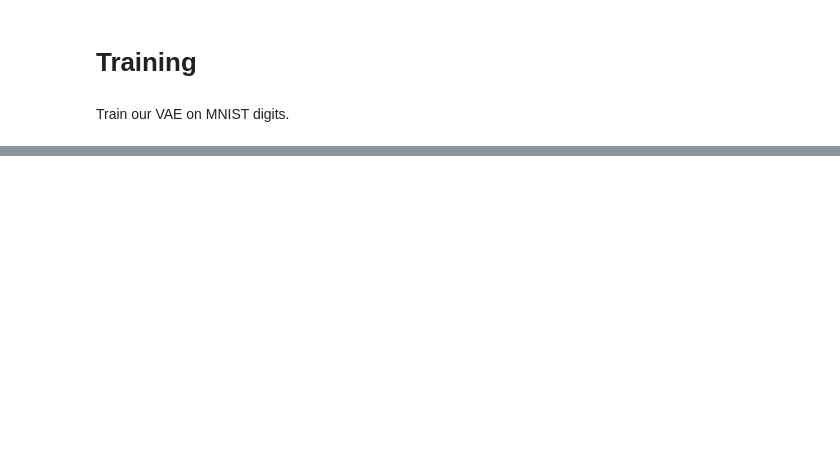
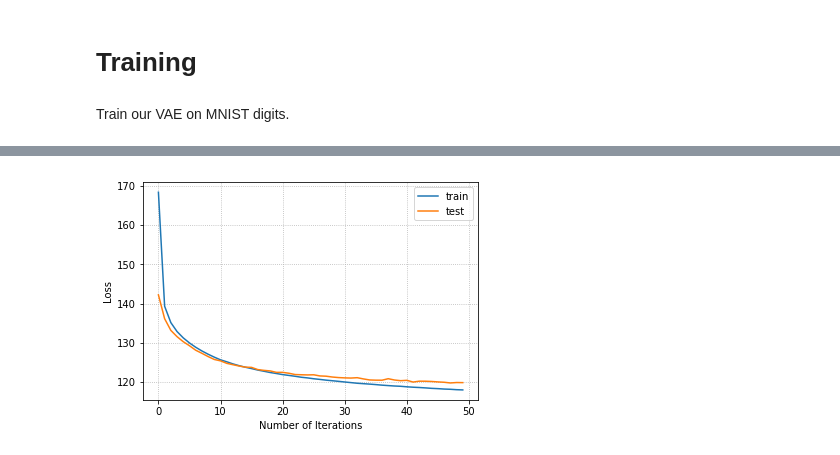
Before and after one commit to sofa13/csi5138_a4, a Jupyter notebook: VAE.ipynb, the cells around one changed output, grey strips where cells are left out. Drawn from its saved outputs; the diff is of its cells as text; code cells hidden in the pictures; blank space fills up the shorter version.

```diff
--- a/VAE.ipynb
+++ b/VAE.ipynb
@@ -159,0 +285,18 @@ plotLoss(vae_hist['loss'], vae_hist['val_loss'])
+# %%
+# try different latent_dim
+latent_dims = [5,10]
+
+for latent_dim in latent_dims:
+    vae_mdl = vae_model(latent_dim=latent_dim)
+    vae_hist = vae_mdl.fit(x_train,
+            shuffle=True,
+            epochs=epochs,
+            batch_size=batch_size,
+            validation_data=(x_test, None))
+
+    # save model
+    vae_mdl.save('./runs/vae_intermediate_512_latent_'+str(latent_dim)+'.h5')
+
+    # save history
+    with open('./runs/vae_intermediate_512_latent_'+str(latent_dim)+'.hist', 'w', encoding="utf-8") as fout:
+        pprint(vae_hist.history, fout)
@@ -159,0 +321,8 @@ plotLoss(vae_hist['loss'], vae_hist['val_loss'])
+# %%
+# read history from file
+with open('./runs/vae_intermediate_512_latent_5.hist', 'r', encoding="utf-8") as fin:
+    vae_hist = eval(fin.read())
+# %%
+plotLoss(vae_hist['loss'], vae_hist['val_loss'])
+# %% [output]
+[figure, added]
```
Also changed, not shown: parts of 42 cells of this notebook.
